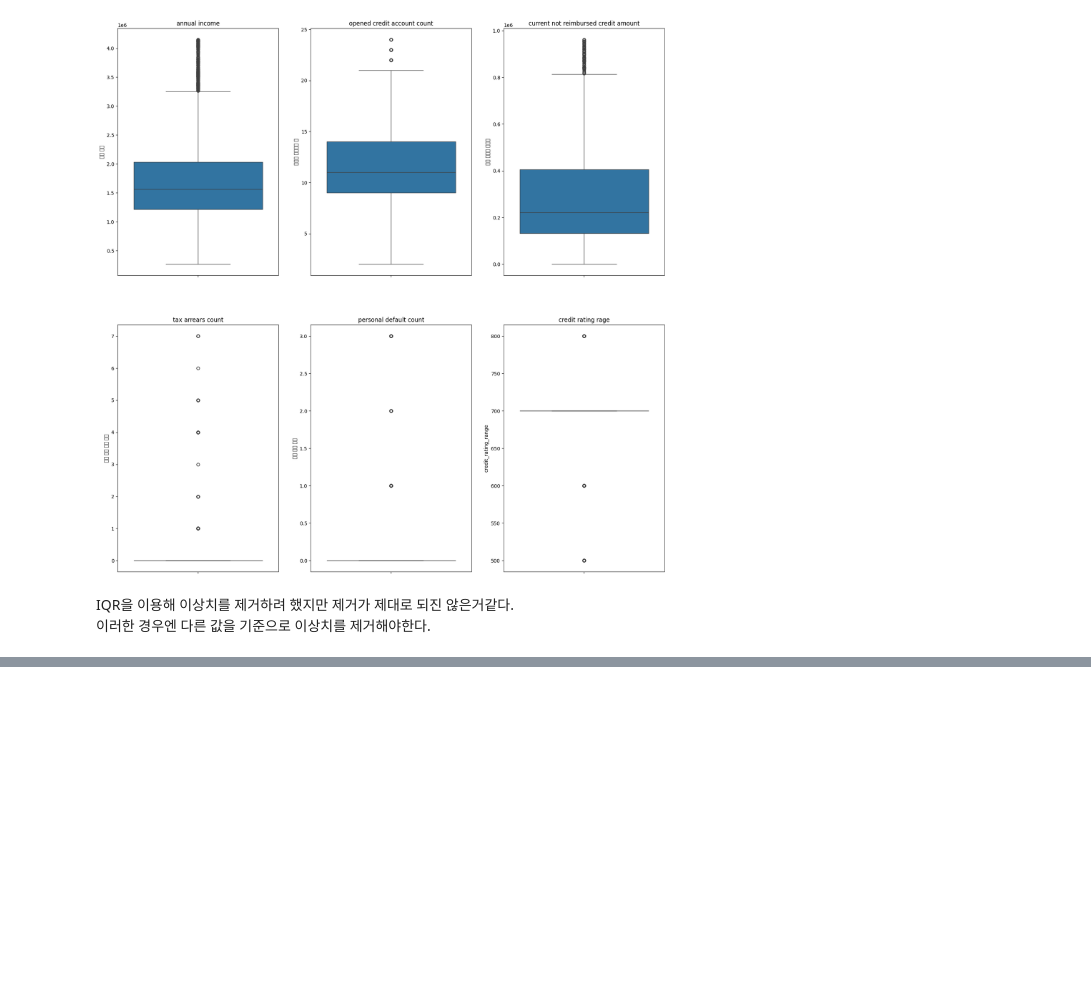
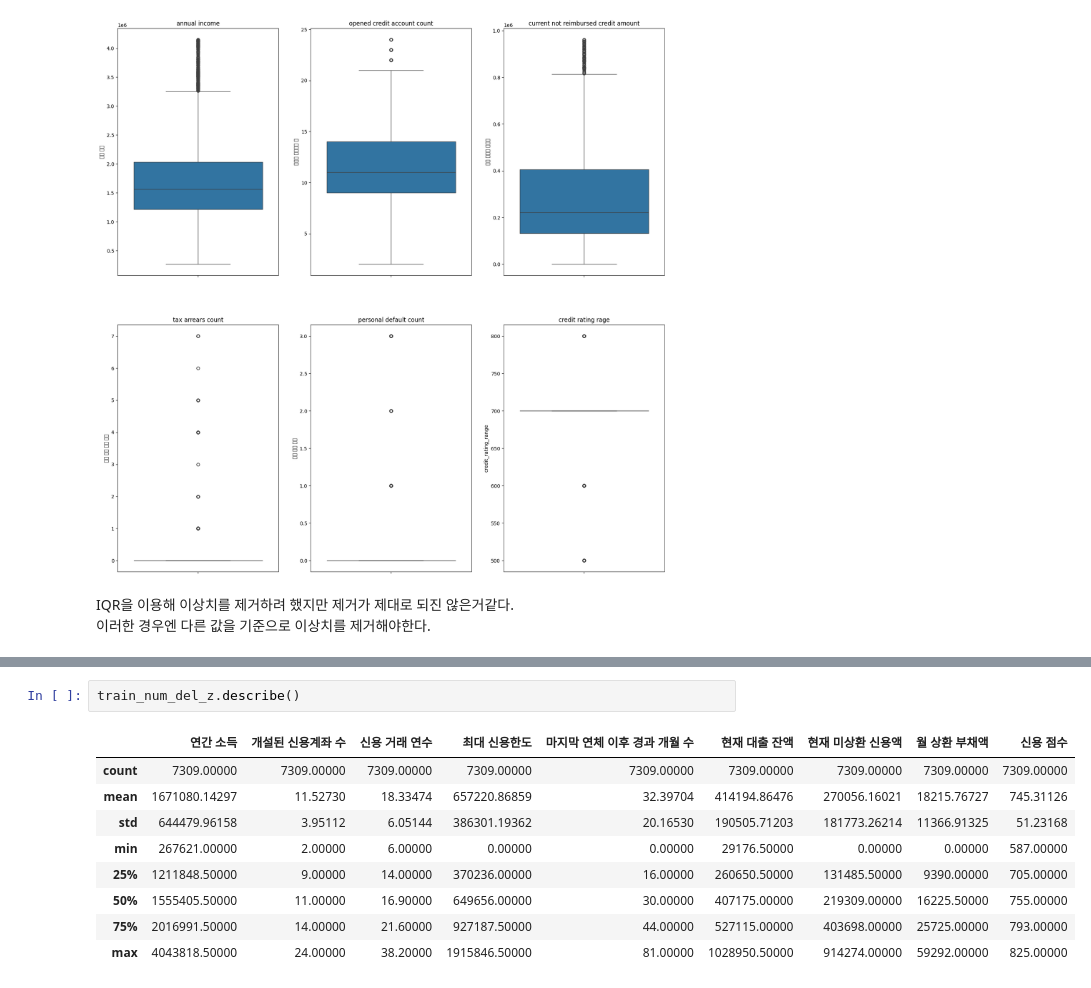
Before and after one commit to jayiuk/default-pred, a Jupyter notebook: eda_data.ipynb, the cells around one changed output, grey strips where cells are left out. Drawn from its saved outputs; the diff is of its cells as text; blank space fills up the shorter version.

```diff
--- a/eda_data.ipynb
+++ b/eda_data.ipynb
@@ -938,0 +974,12 @@ IQR을 이용해 이상치를 제거하려 했지만 제거가 제대로 되진
+# %%
+train_num_del_z.describe()
+# %% [output]
+|  | 연간 소득 | 개설된 신용계좌 수 | 신용 거래 연수 | 최대 신용한도 | 마지막 연체 이후 경과 개월 수 | 현재 대출 잔액 | 현재 미상환 신용액 | 월 상환 부채액 | 신용 점수 |
+| count | 7309.00000 | 7309.00000 | 7309.00000 | 7309.00000 | 7309.00000 | 7309.00000 | 7309.00000 | 7309.00000 | 7309.00000 |
+| mean | 1671080.14297 | 11.52730 | 18.33474 | 657220.86859 | 32.39704 | 414194.86476 | 270056.16021 | 18215.76727 | 745.31126 |
+| std | 644479.96158 | 3.95112 | 6.05144 | 386301.19362 | 20.16530 | 190505.71203 | 181773.26214 | 11366.91325 | 51.23168 |
+| min | 267621.00000 | 2.00000 | 6.00000 | 0.00000 | 0.00000 | 29176.50000 | 0.00000 | 0.00000 | 587.00000 |
+| 25% | 1211848.50000 | 9.00000 | 14.00000 | 370236.00000 | 16.00000 | 260650.50000 | 131485.50000 | 9390.00000 | 705.00000 |
+| 50% | 1555405.50000 | 11.00000 | 16.90000 | 649656.00000 | 30.00000 | 407175.00000 | 219309.00000 | 16225.50000 | 755.00000 |
+| 75% | 2016991.50000 | 14.00000 | 21.60000 | 927187.50000 | 44.00000 | 527115.00000 | 403698.00000 | 25725.00000 | 793.00000 |
+| max | 4043818.50000 | 24.00000 | 38.20000 | 1915846.50000 | 81.00000 | 1028950.50000 | 914274.00000 | 59292.00000 | 825.00000 |
```
Also changed, not shown: parts of 7 cells of this notebook, 2 other files.
